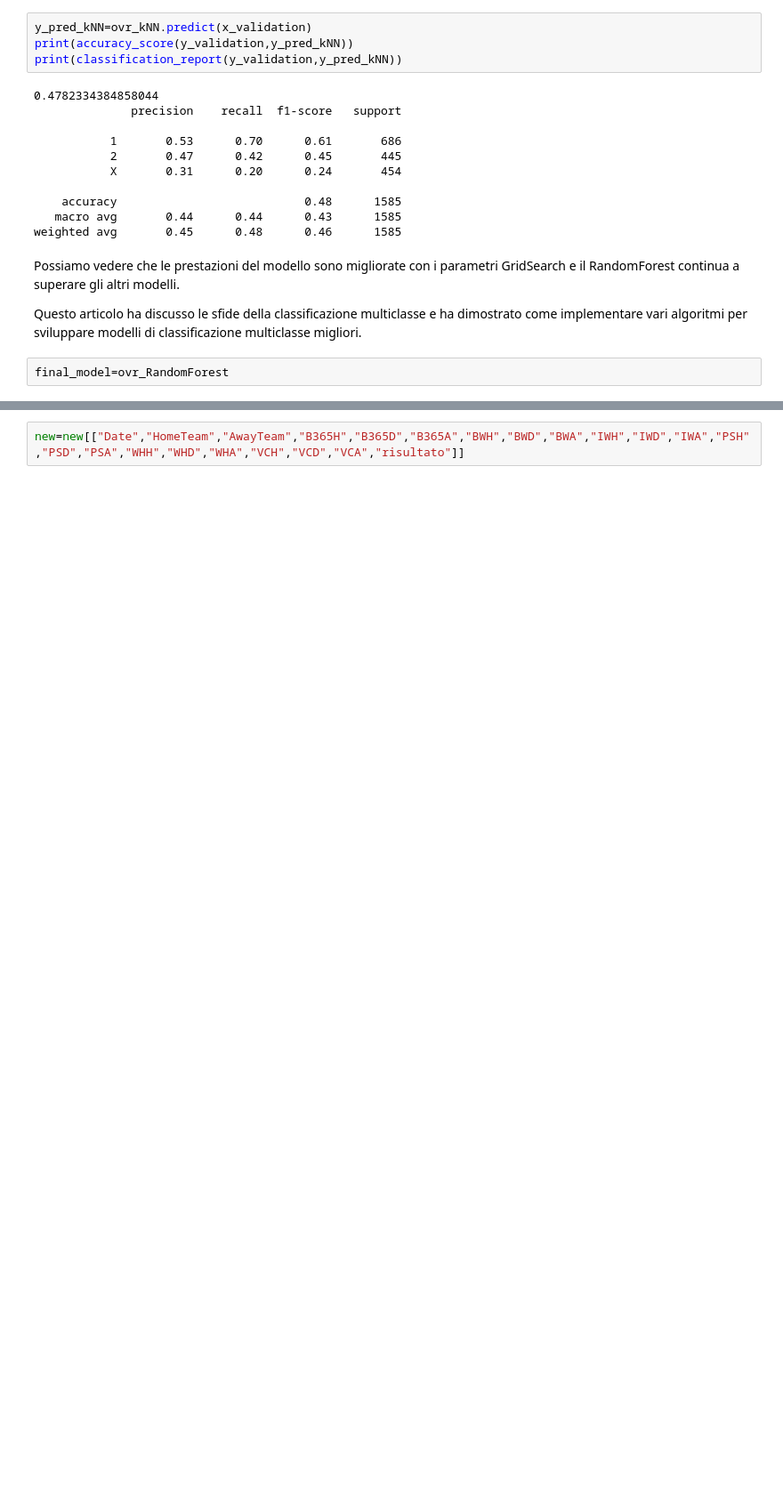
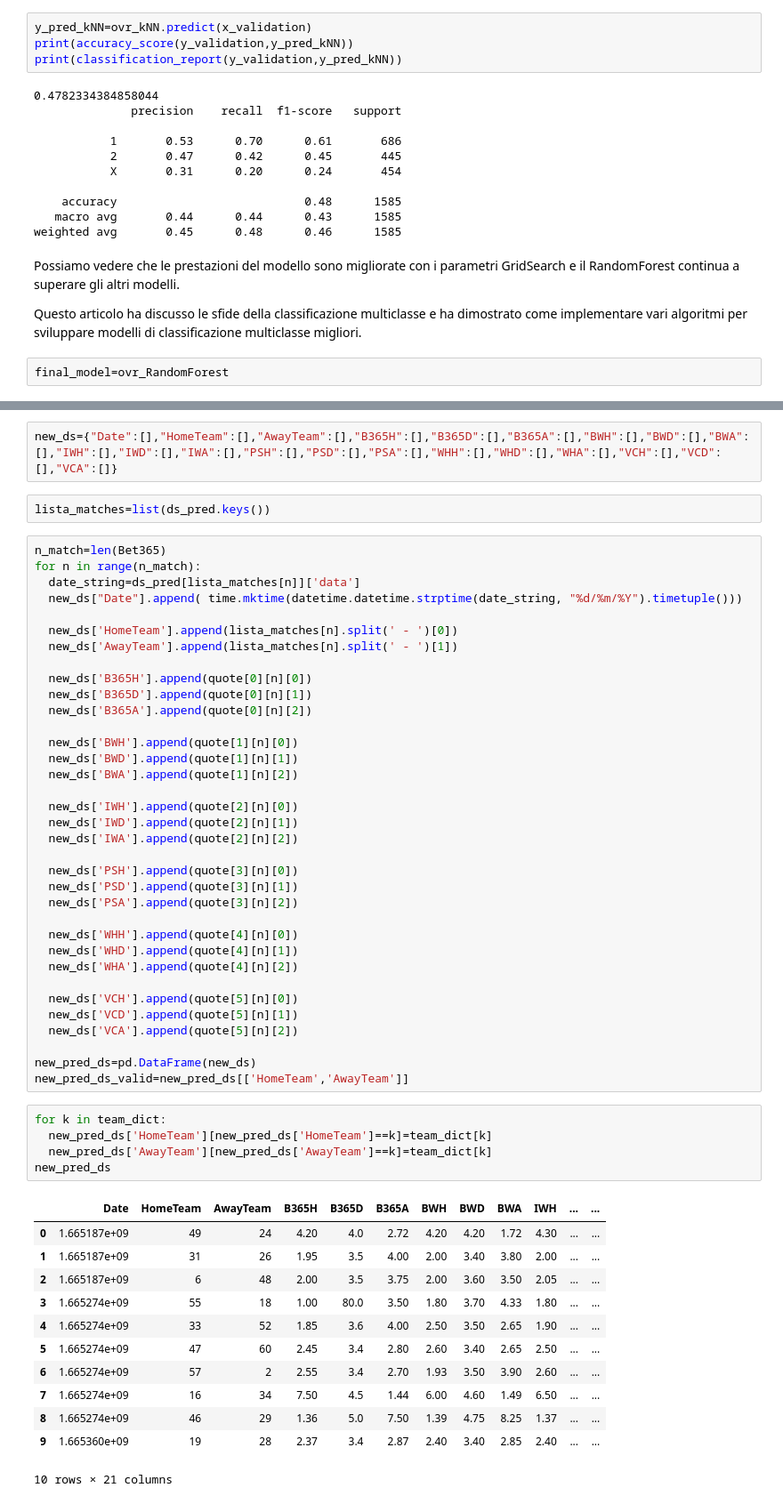
Before and after one commit to MattiaGatto/football-match-betting-predictions, a Jupyter notebook: prediction_result_of_football_match.ipynb, the cells around one changed output, grey strips where cells are left out. Shown at 89% size. Cells and saved outputs as stored; diff of their text form; blank space fills up the shorter version.

```diff
--- a/prediction_result_of_football_match.ipynb
+++ b/prediction_result_of_football_match.ipynb
@@ -1201,2 +1345,57 @@ final_model=ovr_RandomForest
 # %%
-new=new[["Date","HomeTeam","AwayTeam","B365H","B365D","B365A","BWH","BWD","BWA","IWH","IWD","IWA","PSH","PSD","PSA","WHH","WHD","WHA","VCH","VCD","VCA","risultato"]]
+new_ds={"Date":[],"HomeTeam":[],"AwayTeam":[],"B365H":[],"B365D":[],"B365A":[],"BWH":[],"BWD":[],"BWA":[],"IWH":[],"IWD":[],"IWA":[],"PSH":[],"PSD":[],"PSA":[],"WHH":[],"WHD":[],"WHA":[],"VCH":[],"VCD":[],"VCA":[]}
+# %%
+lista_matches=list(ds_pred.keys())
+# %%
+n_match=len(Bet365)
+for n in range(n_match):
+  date_string=ds_pred[lista_matches[n]]['data']
+  new_ds["Date"].append( time.mktime(datetime.datetime.strptime(date_string, "%d/%m/%Y").timetuple()))
+
+  new_ds['HomeTeam'].append(lista_matches[n].split(' - ')[0])
+  new_ds['AwayTeam'].append(lista_matches[n].split(' - ')[1])
+
+  new_ds['B365H'].append(quote[0][n][0])
+  new_ds['B365D'].append(quote[0][n][1])
+  new_ds['B365A'].append(quote[0][n][2])
+
+  new_ds['BWH'].append(quote[1][n][0])
+  new_ds['BWD'].append(quote[1][n][1])
+  new_ds['BWA'].append(quote[1][n][2])
+
+  new_ds['IWH'].append(quote[2][n][0])
+  new_ds['IWD'].append(quote[2][n][1])
+  new_ds['IWA'].append(quote[2][n][2])
+
+  new_ds['PSH'].append(quote[3][n][0])
+  new_ds['PSD'].append(quote[3][n][1])
+  new_ds['PSA'].append(quote[3][n][2])
+
+  new_ds['WHH'].append(quote[4][n][0])
+  new_ds['WHD'].append(quote[4][n][1])
+  new_ds['WHA'].append(quote[4][n][2])
+
+  new_ds['VCH'].append(quote[5][n][0])
+  new_ds['VCD'].append(quote[5][n][1])
+  new_ds['VCA'].append(quote[5][n][2])
+
+new_pred_ds=pd.DataFrame(new_ds)
+new_pred_ds_valid=new_pred_ds[['HomeTeam','AwayTeam']]
+# %%
+for k in team_dict:
+  new_pred_ds['HomeTeam'][new_pred_ds['HomeTeam']==k]=team_dict[k]
+  new_pred_ds['AwayTeam'][new_pred_ds['AwayTeam']==k]=team_dict[k]
+new_pred_ds
+# %% [output]
+|  | Date | HomeTeam | AwayTeam | B365H | B365D | B365A | BWH | BWD | BWA | IWH | ... | ... |
+| 0 | 1.665187e+09 | 49 | 24 | 4.20 | 4.0 | 2.72 | 4.20 | 4.20 | 1.72 | 4.30 | ... | ... |
+| 1 | 1.665187e+09 | 31 | 26 | 1.95 | 3.5 | 4.00 | 2.00 | 3.40 | 3.80 | 2.00 | ... | ... |
+| 2 | 1.665187e+09 | 6 | 48 | 2.00 | 3.5 | 3.75 | 2.00 | 3.60 | 3.50 | 2.05 | ... | ... |
+| 3 | 1.665274e+09 | 55 | 18 | 1.00 | 80.0 | 3.50 | 1.80 | 3.70 | 4.33 | 1.80 | ... | ... |
+| 4 | 1.665274e+09 | 33 | 52 | 1.85 | 3.6 | 4.00 | 2.50 | 3.50 | 2.65 | 1.90 | ... | ... |
+| 5 | 1.665274e+09 | 47 | 60 | 2.45 | 3.4 | 2.80 | 2.60 | 3.40 | 2.65 | 2.50 | ... | ... |
+| 6 | 1.665274e+09 | 57 | 2 | 2.55 | 3.4 | 2.70 | 1.93 | 3.50 | 3.90 | 2.60 | ... | ... |
+| 7 | 1.665274e+09 | 16 | 34 | 7.50 | 4.5 | 1.44 | 6.00 | 4.60 | 1.49 | 6.50 | ... | ... |
+| 8 | 1.665274e+09 | 46 | 29 | 1.36 | 5.0 | 7.50 | 1.39 | 4.75 | 8.25 | 1.37 | ... | ... |
+| 9 | 1.665360e+09 | 19 | 28 | 2.37 | 3.4 | 2.87 | 2.40 | 3.40 | 2.85 | 2.40 | ... | ... |
+10 rows × 21 columns
```
Also changed, not shown: parts of 29 cells of this notebook.
